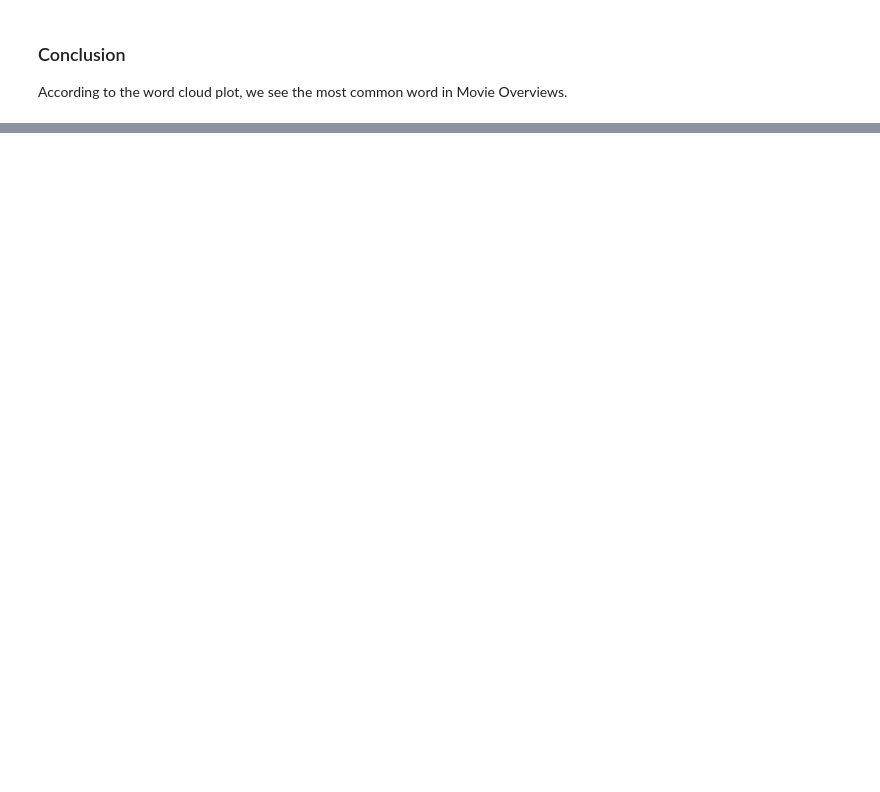
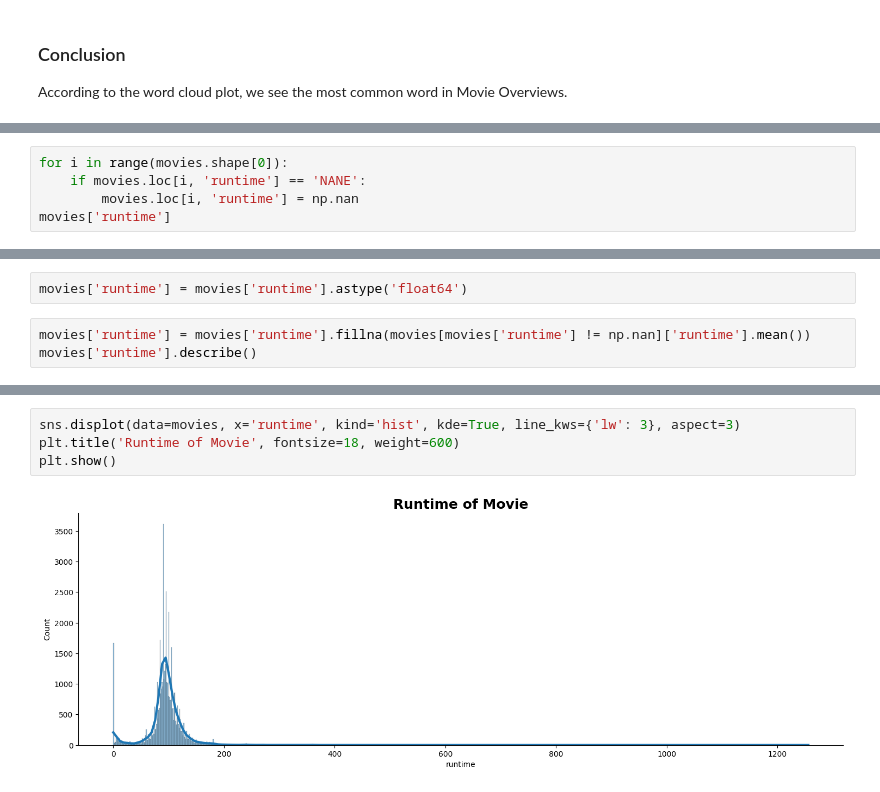
Before and after one commit to MohammadRouintan/Movie-Recommender-System, a Jupyter notebook: MovieMetadataEDA.ipynb, the cells around one changed output, grey strips where cells are left out. Cells and saved outputs as stored; diff of their text form; blank space fills up the shorter version.

```diff
--- a/MovieMetadataEDA.ipynb
+++ b/MovieMetadataEDA.ipynb
@@ -377,0 +537,5 @@ According to the word cloud plot, we see the most common word in Movie Overviews
+# %%
+for i in range(movies.shape[0]):
+    if movies.loc[i, 'runtime'] == 'NANE':
+        movies.loc[i, 'runtime'] = np.nan
+movies['runtime']
@@ -377,0 +555,5 @@ According to the word cloud plot, we see the most common word in Movie Overviews
+# %%
+movies['runtime'] = movies['runtime'].astype('float64')
+# %%
+movies['runtime'] = movies['runtime'].fillna(movies[movies['runtime'] != np.nan]['runtime'].mean())
+movies['runtime'].describe()
@@ -377,0 +570,6 @@ According to the word cloud plot, we see the most common word in Movie Overviews
+# %%
+sns.displot(data=movies, x='runtime', kind='hist', kde=True, line_kws={'lw': 3}, aspect=3)
+plt.title('Runtime of Movie', fontsize=18, weight=600)
+plt.show()
+# %% [output]
+[figure, added]
```
Also changed, not shown: parts of 27 cells of this notebook.
